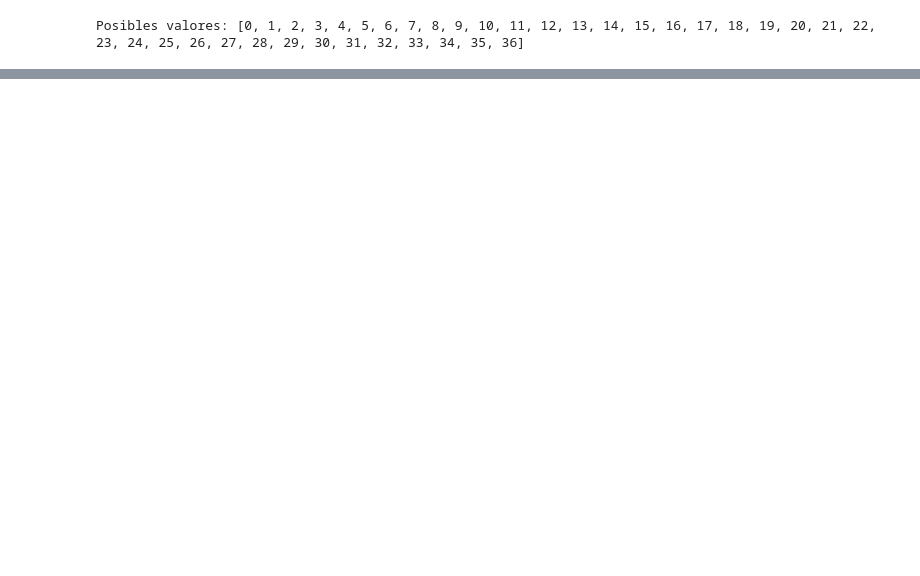
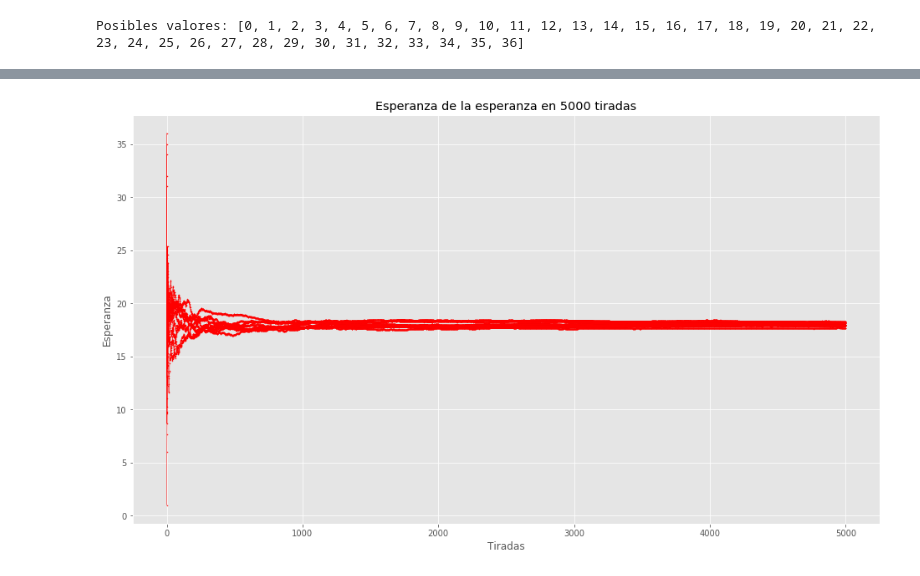
Before and after one commit to robagliom/ruleta, a Jupyter notebook: ruleta.ipynb, the cells around one changed output, grey strips where cells are left out. Drawn from its saved outputs; the diff is of its cells as text; code cells hidden in the pictures; blank space fills up the shorter version.

```diff
--- a/ruleta.ipynb
+++ b/ruleta.ipynb
@@ -90 +89,29 @@ plt.show()
+# %%
+#Gráfica 4
+#Esperanza de la esperanza
+#Vamos a calcular la esperanza n veces
+n2 = 5000 #Elijo menor n por procesamiento
+lista_esperanza_esperanza = []
+for e in range(10): #Comparo la esperanza de la esperanza 10 veces
+    valores_obtenidos = []
+    lista_esperanza = []
+    for i in range(n2):
+        valores_obtenidos.append(random.randrange(37))
+        #Esperanza matemática
+        esperanza = statistics.mean(valores_obtenidos)
+        lista_esperanza.append([i,esperanza])
+    lista_esperanza_esperanza.append(lista_esperanza)
+# %%
+#Graficamos la esperanza de la esperanza
+plt.title('Esperanza de la esperanza en {} tiradas'.format(n2))  # Colocamos el título
+for e in lista_esperanza_esperanza:
+    x,y = zip(*[m for m in e])
+    plt.plot(x, y,'ro-', markersize=0.5, lw=0.5)
+
+plt.grid(True)
+plt.xlabel('Tiradas')
+plt.ylabel('Esperanza de la esperanza')
+plt.show()
+# %% [output]
+[figure, added]
 # %%
```
Also changed, not shown: parts of 6 cells of this notebook.
